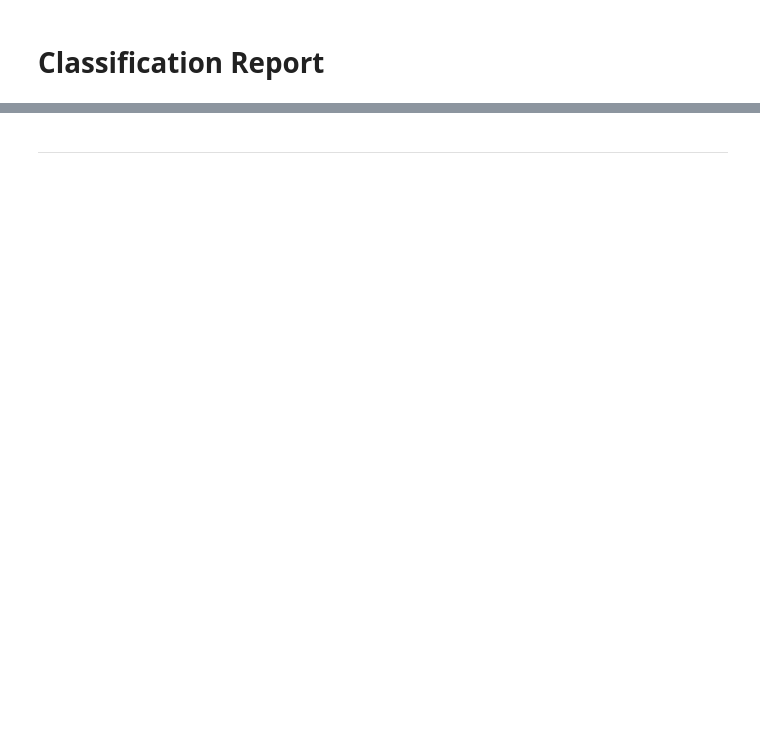
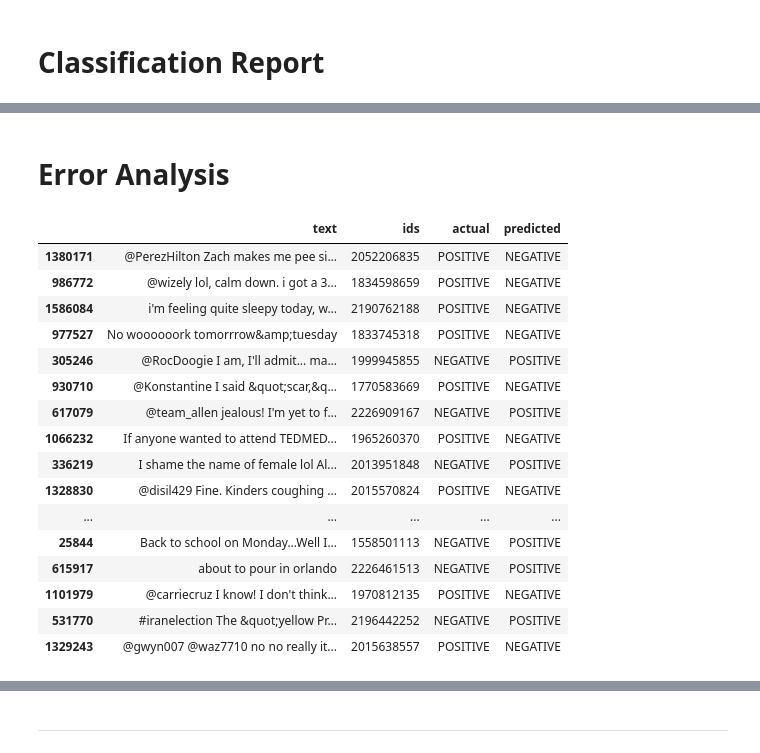
Before and after one commit to tanyelai/sentiment-aware-model-to-classify-tweets-in-real-time, a Jupyter notebook: sentiment-aware-contextual-model-for-tweets.ipynb, the cells around one changed output, grey strips where cells are left out. Cells and saved outputs as stored; diff of their text form; code cells hidden in the pictures; blank space fills up the shorter version.

```diff
--- a/sentiment-aware-contextual-model-for-tweets.ipynb
+++ b/sentiment-aware-contextual-model-for-tweets.ipynb
@@ -338,3 +343,5 @@ train, dev = train_test_split(train_df, test_size=0.05, random_state=42)
+# %%
+train = x_train[:400000]
 # %% [markdown]
 # Label Encoder
 # %%
@@ -480,7 +489,7 @@ plot_graphs(history, "loss")
 
 Decoder to be able to see results as labelled negative, positive or neutral
 # %%
-def decode_sentiment(score, include_neutral=True):
+def decode_sentiment(score, include_neutral=False):
     if include_neutral:
         label = NEUTRAL
         if score <= SENTIMENT_THRESHOLDS[0]:
@@ -703,0 +699,35 @@ tf.keras.model.save(KERAS_MODEL)
+# %% [markdown]
+# Error Analysis
+# %%
+decode_map = {0: "NEGATIVE", 1: "POSITIVE"}
+def decode_sentiment(label):
+    return decode_map[int(label)]
+# %%
+df = pd.DataFrame(test.text, columns=["text"])
+df['ids'] = test.ids
+df["actual"] = test.target
+df["predicted"] = predicted_tweets_binary
+df.predicted = df.predicted.apply(lambda x: decode_sentiment(x))
+pd.set_option('display.max_columns', None)
+pd.set_option('display.expand_frame_repr', False)
+pd.set_option('max_colwidth', None)
+incorrect = df[df["actual"] != df["predicted"]]
+incorrect.head(20)
+# %% [output]
+|  | text | ids | actual | predicted |
+| 1380171 | @PerezHilton Zach makes me pee si... | 2052206835 | POSITIVE | NEGATIVE |
+| 986772 | @wizely lol, calm down. i got a 3... | 1834598659 | POSITIVE | NEGATIVE |
+| 1586084 | i'm feeling quite sleepy today, w... | 2190762188 | POSITIVE | NEGATIVE |
+| 977527 | No woooooork tomorrrow&amp;tuesday | 1833745318 | POSITIVE | NEGATIVE |
+| 305246 | @RocDoogie I am, I'll admit... ma... | 1999945855 | NEGATIVE | POSITIVE |
+| 930710 | @Konstantine I said &quot;scar,&q... | 1770583669 | POSITIVE | NEGATIVE |
+| 617079 | @team_allen jealous! I'm yet to f... | 2226909167 | NEGATIVE | POSITIVE |
+| 1066232 | If anyone wanted to attend TEDMED... | 1965260370 | POSITIVE | NEGATIVE |
+| 336219 | I shame the name of female lol Al... | 2013951848 | NEGATIVE | POSITIVE |
+| 1328830 | @disil429 Fine. Kinders coughing ... | 2015570824 | POSITIVE | NEGATIVE |
+| ... | ... | ... | ... | ... |
+| 25844 | Back to school on Monday...Well I... | 1558501113 | NEGATIVE | POSITIVE |
+| 615917 | about to pour in orlando | 2226461513 | NEGATIVE | POSITIVE |
+| 1101979 | @carriecruz I know! I don't think... | 1970812135 | POSITIVE | NEGATIVE |
+| 531770 | #iranelection The &quot;yellow Pr... | 2196442252 | NEGATIVE | POSITIVE |
+| 1329243 | @gwyn007 @waz7710 no no really it... | 2015638557 | POSITIVE | NEGATIVE |
```
Also changed, not shown: parts of 62 cells of this notebook.
